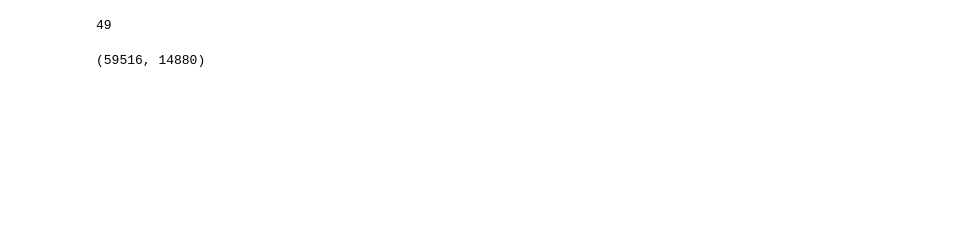
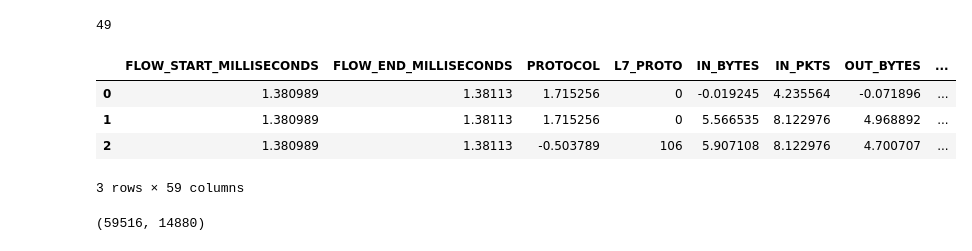
Before and after one commit to ljrn8/COMP4003, a Jupyter notebook: notebooks/training/BoT-IoT_raw_training.ipynb, the cells around one changed output. Drawn from its saved outputs; the diff is of its cells as text; code cells hidden in the pictures; blank space fills up the shorter version.

```diff
--- a/notebooks/training/BoT-IoT_raw_training.ipynb
+++ b/notebooks/training/BoT-IoT_raw_training.ipynb
@@ -38,13 +38,29 @@ def to_graph(data):
     g = g.line_graph(shared=True)
     return from_dgl(g)
 # %%
-data = pd.read_csv('interm/BoT-processed_flows.csv')
+data = pd.read_csv('../../interm/BoT-processed_flows.csv')
+metadata = pd.read_csv('../../interm/BoT-metadata.csv')
 data = data.drop('Unnamed: 0', axis=1)
+metadata = metadata.drop('Unnamed: 0', axis=1)
+
 attrs = [c for c in data.columns if c not in ("src", "dst", "Attack", "x")]
 data['x'] = data[attrs].values.tolist()
 len(data['x'][0])
 # %% [output]
 49
+# %%
+for c in metadata:
+    new_c = f'{c}_metadata'
+    metadata = metadata.rename(columns={c: new_c})
+    data[new_c] = metadata[new_c]
+
+data[:3]
+# %% [output]
+|  | FLOW_START_MILLISECONDS | FLOW_END_MILLISECONDS | PROTOCOL | L7_PROTO | IN_BYTES | IN_PKTS | OUT_BYTES | ... |
+| 0 | 1.380989 | 1.38113 | 1.715256 | 0 | -0.019245 | 4.235564 | -0.071896 | ... |
+| 1 | 1.380989 | 1.38113 | 1.715256 | 0 | 5.566535 | 8.122976 | 4.968892 | ... |
+| 2 | 1.380989 | 1.38113 | -0.503789 | 106 | 5.907108 | 8.122976 | 4.700707 | ... |
+3 rows × 59 columns
 # %%
 from sklearn.model_selection import train_test_split
 
```
Also changed, not shown: parts of 3 cells of this notebook, 4 other files.
